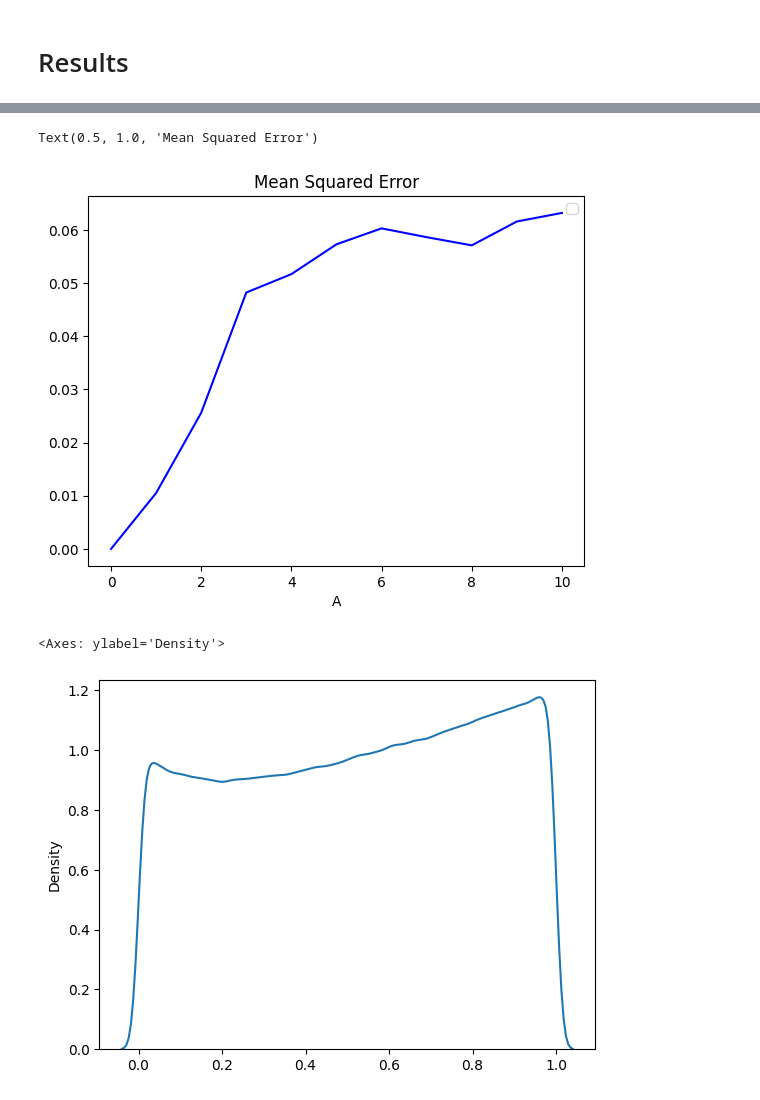
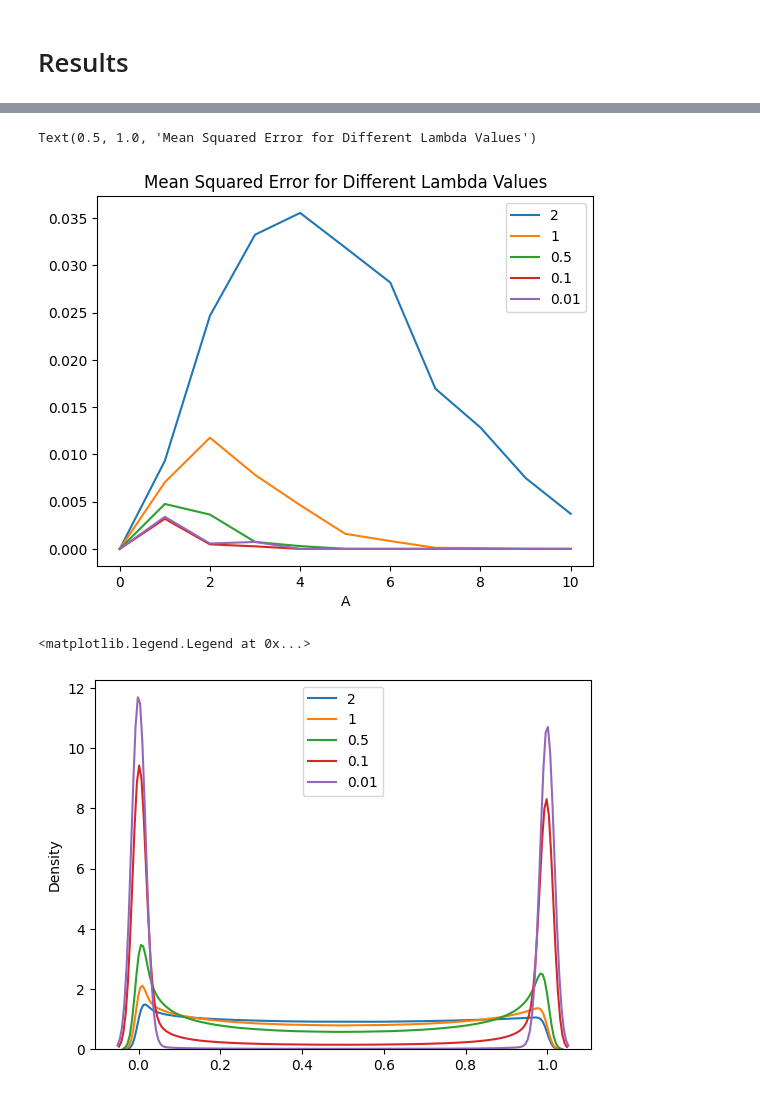
Before and after one commit to Grace0124/numpyro, a Jupyter notebook: concrete_dist.ipynb, the cells around one changed output, grey strips where cells are left out. Saved outputs shown, nothing was run; the diff lists cells and outputs as text; code cells hidden in the pictures.

Commit message:
Added comparison of different lambda values

```diff
--- a/concrete_dist.ipynb
+++ b/concrete_dist.ipynb
@@ -54,5 +49,5 @@ $\tau \sim C^+(0, 1)$ and $\tau = \tau_0 = \frac{p^*}{D-p^*}\sigma$.
 # %%
-def model(lam = 1/2, sigma = 1, y=None):
+def model(lam, sigma = 1, y=None):
         '''
         Parameters:
                 array y: dependent variable
@@ -60,12 +55,11 @@ def model(lam = 1/2, sigma = 1, y=None):
                 int lam: temperature coefficient
         '''
         D = y.shape
-        alphas = numpyro.deterministic("alphas", jnp.ones(D))
+        alphas = numpyro.deterministic("alphas", jnp.exp(y))
         U = numpyro.sample("U", dist.Uniform(0, 1).expand(D))
         L = numpyro.deterministic("L", jnp.log(U) - jnp.log(1-U))
         gammas = numpyro.deterministic("gammas", sigmoid(L + jnp.log(alphas) / lam))
         kappas = numpyro.deterministic("kappas", 1-gammas)
-        numpyro.sample("y", dist.Normal(gammas, sigma), obs=y)
 # %%
 def run_mcmc(model, prng_key, y, **kwargs):
     nuts = NUTS(model)
@@ -73,7 +67,7 @@ def run_mcmc(model, prng_key, y, **kwargs):
     mcmc.run(prng_key, y=y, **kwargs)
     return mcmc
 # %%
-def concrete(all_data, nrep, dim, pstar):
+def concrete(all_data, nrep, dim, pstar, lam):
     beta_samples = {}
     kappa_samples = []
     mean_sq_errors = [0]*11
@@ -81,11 +75,10 @@ def concrete(all_data, nrep, dim, pstar):
     for A, y in all_data.items():
         beta_star = np.zeros(dim)
         beta_star[:pstar] = beta_star[:pstar] + A
-        mcmc = run_mcmc(model, prng_key, y, lam = 1/n_realizations)
+        mcmc = run_mcmc(model, prng_key, y, lam = lam)
         samples = mcmc.get_samples()
         mean_gammas = samples['gammas'].mean(axis=0) # mean across all samples
         mean_gammas = mean_gammas.mean(axis=0) # mean across all realizations
-
         estimated_betas = mean_gammas * beta_star
         mean_sq_errors[A] = jnp.mean((estimated_betas - beta_star)**2)
         beta_samples[A] = estimated_betas
@@ -128,12 +128,6 @@ The <a href=https://arxiv.org/abs/1812.09384>Gelman-Rubin statistic</a> ($\hat{R
 # %% [markdown]
 <h1> Results </h1>
 # %%
-def plot_posterior_betas(beta_star, estimated_betas, ax):
-    ax.scatter(range(D), beta_star, color='red', s=10) # plot actual betas
-    ax.scatter(range(D), estimated_betas, color='black', s=10, alpha=0.4) # plot estimated betas
-    # ax.scatter(range(len(y[i])), y[i], s=10, alpha=0.2, color='grey', marker='+') # plot y values
-
-
 fig, ((ax1, ax2), (ax3, ax4)) = plt.subplots(2, 2, figsize=(12, 7), layout="tight")
 for ax in [ax1, ax2, ax3, ax4]:
     ax.set_facecolor("#ECECEC") # set graph background color to grey
@@ -155,16 +149,16 @@ beta_star_2[:p_star] = 2
 beta_star_8 = np.zeros(n)
 beta_star_8[:p_star] = 8
 
-plot_posterior_betas(beta_star_2, mean_betas[2], ax1)
-plot_posterior_betas(beta_star_4, mean_betas[4], ax2)
-plot_posterior_betas(beta_star_6, mean_betas[6], ax3)
-plot_posterior_betas(beta_star_8, mean_betas[8], ax4)
+ax1.scatter(range(D), beta_star_2, color='red', s=10) # plot actual betas
+ax3.scatter(range(D), beta_star_6, color='red', s=10)
+for lam in [1, 1/100]:
+    ax1.scatter(range(D), mean_betas[lam][2], s=10, alpha=0.3)
+    ax3.scatter(range(D), mean_betas[lam][6], s=10, alpha=0.3)
 
 
 # add labels to graph
-ax1.set_title(r'$\tau \sim C^+(0, 1)$')
-ax2.set_title(r'$\tau \sim \tau_0$')
-ax1.set(ylabel=r'$A=4$')
+ax1.set(ylabel=r'$A=2$')
 ax3.set(ylabel=r'$A=6$', xlabel=r'Entry $i$')
 ax4.set(xlabel=r'Entry $i$')
+plt.legend()
 # %% [output]
@@ -173,15 +167,18 @@ ax4.set(xlabel=r'Entry $i$')
 # %%
-plt.plot(range(len(mean_mse_values)), mean_mse_values, "b", label=r'')
+for lam in lams:
+    plt.plot(range(len(mean_mse_values[lam])), mean_mse_values[lam], label=f'{lam}')
 ax = plt.gca()
 plt.legend()
 plt.xlabel("A")
-plt.title("Mean Squared Error")
+plt.title("Mean Squared Error for Different Lambda Values")
 # %% [output]
-Text(0.5, 1.0, 'Mean Squared Error')
+Text(0.5, 1.0, 'Mean Squared Error for Different Lambda Values')
-[figure, old version]
+[figure, new version]
 # %%
-all_kappas = np.ndarray.flatten(np.array(all_kappas))
-sns.kdeplot(all_kappas, legend=None)
+for lam in lams:
+    all_kappas[lam] = np.ndarray.flatten(np.array(all_kappas[lam]))
+    sns.kdeplot(all_kappas[lam], label=f'{lam}')
+plt.legend()
 # %% [output]
-<Axes: ylabel='Density'>
+<matplotlib.legend.Legend at 0x...>
-[figure, old version]
+[figure, new version]
```
Also changed, not shown: parts of 7 cells of this notebook.
